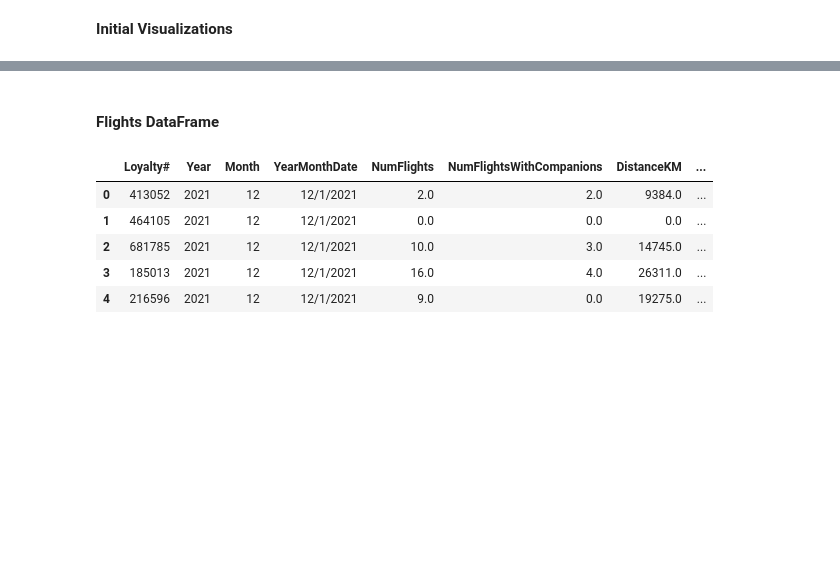
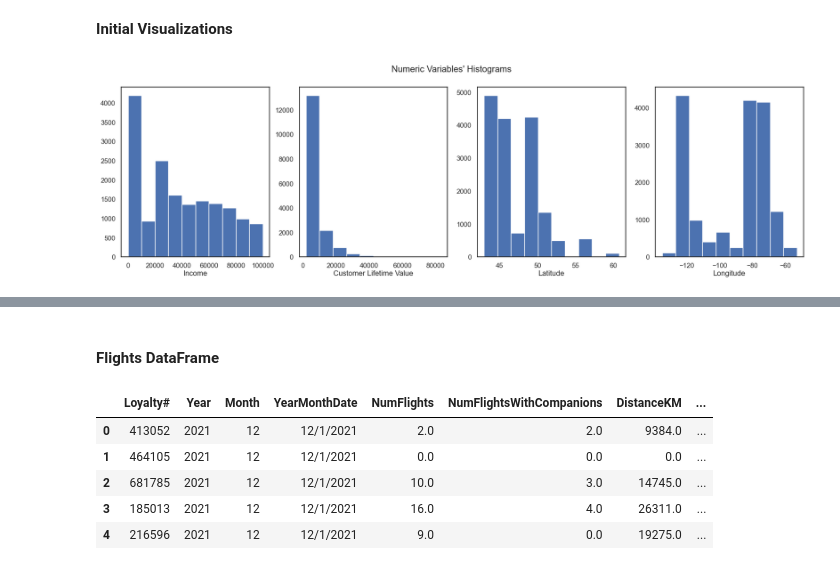
Before and after one commit to luisbdavila/Airline_Customer_Segmentation_DataMining_Project_Python, a Jupyter notebook: 1_Delivery/Code/EDA.ipynb, the cells around one changed output, grey strips where cells are left out. Drawn from its saved outputs; the diff is of its cells as text; code cells hidden in the pictures; blank space fills up the shorter version.

Commit message:
initial visualizations

```diff
--- a/1_Delivery/Code/EDA.ipynb
+++ b/1_Delivery/Code/EDA.ipynb
@@ -468,0 +476,30 @@ df_AIAI_Customers.to_csv('../../data/DM_AIAI_Geo_DB.csv')
+# %%
+numeric_features_c = [
+    'Income',
+    'Customer Lifetime Value',
+    'Latitude',
+    'Longitude',
+]
+
+sp_rows = 1
+sp_cols = 4
+
+# Prepare figure. Create individual axes where each histogram will be placed
+fig, axes = plt.subplots(sp_rows,
+                         sp_cols,
+                         figsize=(20, 5))
+
+# Plot data
+# Iterate across axes objects and associate each histogram (hint: use the ax.hist() instead of plt.hist()):
+for ax, feat in zip(axes.flatten(), numeric_features_c):
+    ax.hist(df_AIAI_Customers[feat])
+    ax.set_title(feat, y=-0.13)
+
+# Layout
+# Add a centered title to the figure:
+title = "Numeric Variables' Histograms"
+plt.suptitle(title)
+
+plt.show()
+# %% [output]
+[figure, added]
```
Also changed, not shown: parts of 12 cells of this notebook.
